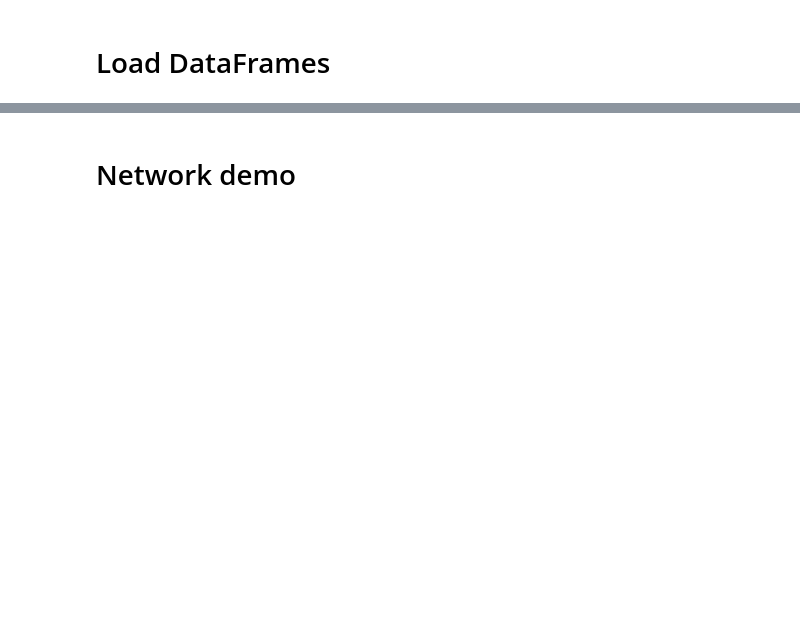
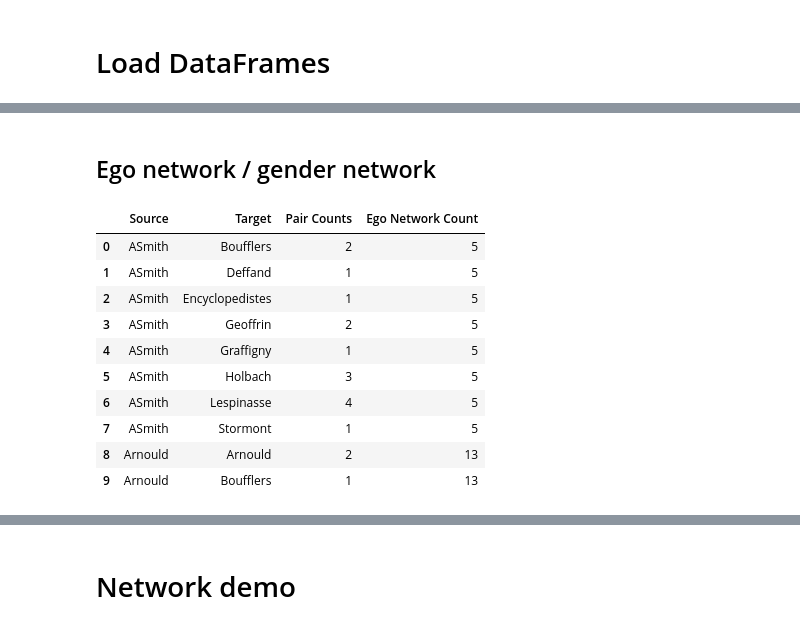
Before and after one commit to Scott-Sirk/Spring2020_VisualAnalytics, a Jupyter notebook: BasicNetwork.ipynb, the cells around one changed output, grey strips where cells are left out. Saved outputs shown, nothing was run; the diff lists cells and outputs as text; code cells hidden in the pictures; blank space fills up the shorter version.

```diff
--- a/BasicNetwork.ipynb
+++ b/BasicNetwork.ipynb
@@ -61 +124,23 @@ memory usage: 10.3+ KB
+# %% [markdown]
+## Ego network / gender network
+# %%
+ego_network_counts_df = df_egonetworkscombined.groupby(["EgoNetworksCombined"])["EgoNetworksCombined"].count()
+ego_network_counts_df = pd.DataFrame(ego_network_counts_df)
+ego_network_counts_df = ego_network_counts_df.rename(columns={"EgoNetworksCombined" : "Ego Network Count"})
+
+# merge counts with edge list
+df_edgelist = df_edgelist.merge(ego_network_counts_df, how="left", left_on="Source", right_on="EgoNetworksCombined")
+df_edgelist[:10]
+# %% [output]
+|  | Source | Target | Pair Counts | Ego Network Count |
+| 0 | ASmith | Boufflers | 2 | 5 |
+| 1 | ASmith | Deffand | 1 | 5 |
+| 2 | ASmith | Encyclopedistes | 1 | 5 |
+| 3 | ASmith | Geoffrin | 2 | 5 |
+| 4 | ASmith | Graffigny | 1 | 5 |
+| 5 | ASmith | Holbach | 3 | 5 |
+| 6 | ASmith | Lespinasse | 4 | 5 |
+| 7 | ASmith | Stormont | 1 | 5 |
+| 8 | Arnould | Arnould | 2 | 13 |
+| 9 | Arnould | Boufflers | 1 | 13 |
 # %%
```
Also changed, not shown: parts of 7 cells of this notebook, 1 other file.
